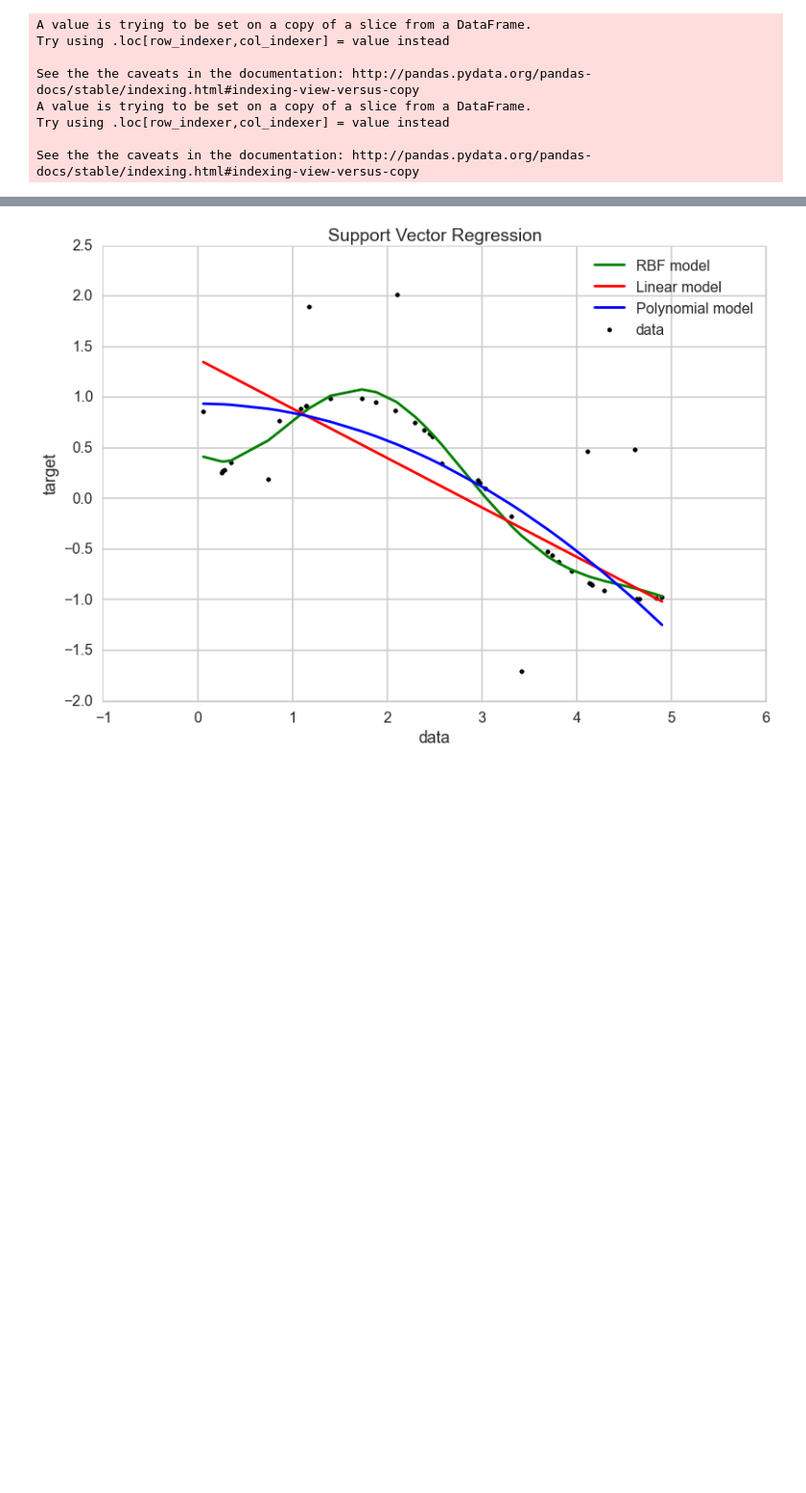
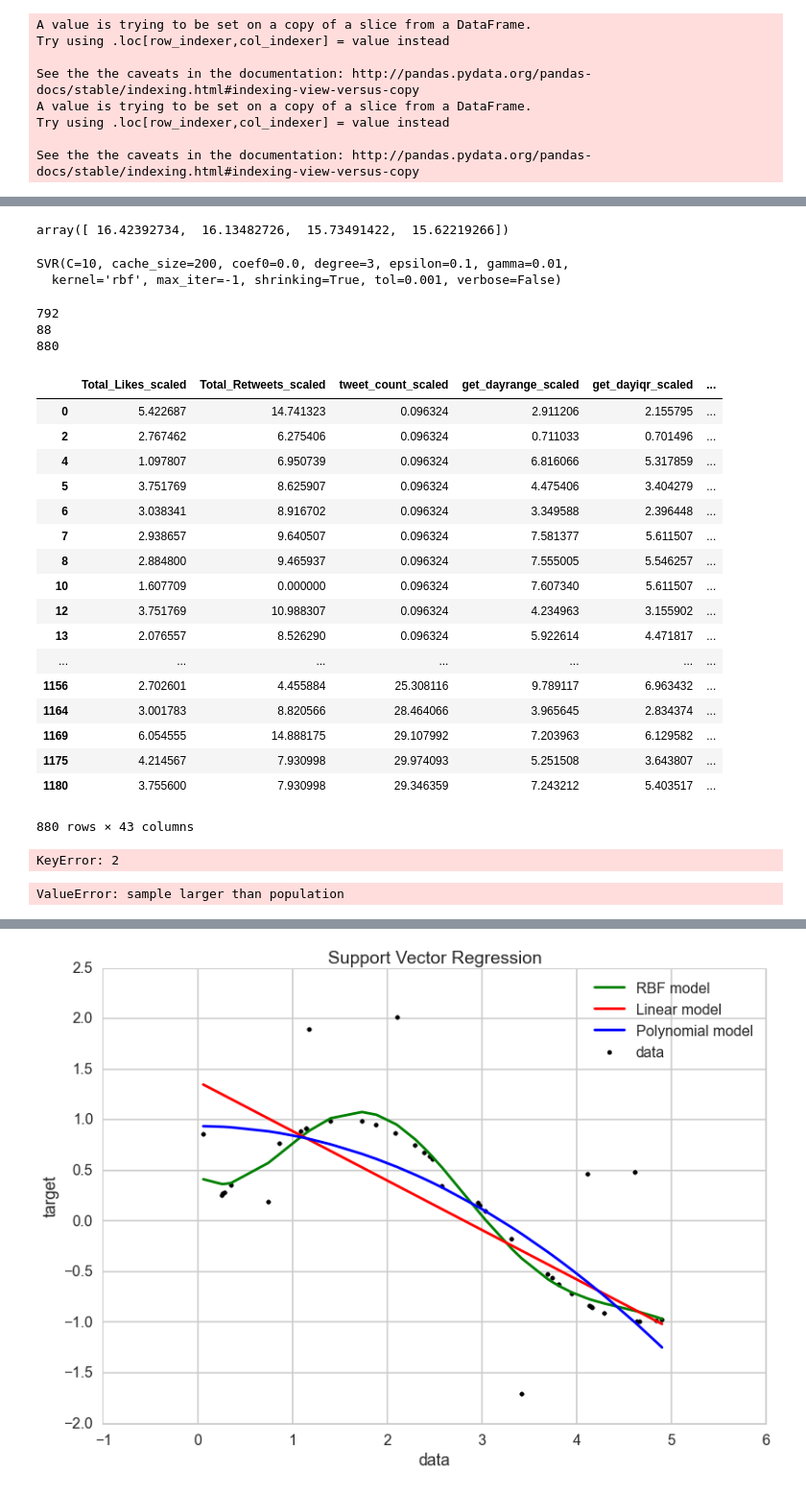
Before and after one commit to kyang01/startup-analysis, a Jupyter notebook: pca-and-svr.ipynb, the cells around one changed output, grey strips where cells are left out. Shown at 96% size. Drawn from its saved outputs; the diff is of its cells as text; code cells hidden in the pictures; blank space fills up the shorter version.

Commit message:
push pca-and-svr with identical predictions problem

```diff
--- a/pca-and-svr.ipynb
+++ b/pca-and-svr.ipynb
@@ -168,10 +172,6 @@ See the the caveats in the documentation: http://pandas.pydata.org/pandas-docs/s
 # %%
-svr_rbf = SVR(kernel='rbf')
-svr_lin = SVR(kernel='linear')
-svr_poly = SVR(kernel='poly')
-
-Cs = [0.001, 0.01, 0.1, 1, 10, 100, 1000]
-gammas = [0.001, 0.01, 0.1, 1, 10, 100, 1000]
+Cs = [0.01, 0.1, 1, 10, 100]
+gammas = [0.01, 0.1, 1, 10, 100]
 degrees = [1, 2, 3, 4]
 # %%
 X_train = df_train[NUMCOLS_SCALED_NOFUNDING]
@@ -196,0 +247,57 @@ gs.best_params_
+# %%
+gs_rbf.predict(X_train.iloc[0:4])
+# %% [output]
+array([ 16.42392734,  16.13482726,  15.73491422,  15.62219266])
+# %%
+svr_rbf_best = gs_rbf.best_estimator_
+svr_lin_best = gs_lin.best_estimator_
+svr_poly_best = gs_poly.best_estimator_
+# %%
+svr_rbf_best.fit(X_train, y_train)
+# %% [output]
+SVR(C=10, cache_size=200, coef0=0.0, degree=3, epsilon=0.1, gamma=0.01,
+  kernel='rbf', max_iter=-1, shrinking=True, tol=0.001, verbose=False)
+# %%
+print len(X_train)
+print len(X_test)
+print len(X_new)
+# %% [output]
+792
+88
+880
+# %%
+Frames=[X_train,X_test]
+X_new=pd.concat(Frames)
+X_new
+# %% [output]
+|  | Total_Likes_scaled | Total_Retweets_scaled | tweet_count_scaled | get_dayrange_scaled | get_dayiqr_scaled | ... |
+| 0 | 5.422687 | 14.741323 | 0.096324 | 2.911206 | 2.155795 | ... |
+| 2 | 2.767462 | 6.275406 | 0.096324 | 0.711033 | 0.701496 | ... |
+| 4 | 1.097807 | 6.950739 | 0.096324 | 6.816066 | 5.317859 | ... |
+| 5 | 3.751769 | 8.625907 | 0.096324 | 4.475406 | 3.404279 | ... |
+| 6 | 3.038341 | 8.916702 | 0.096324 | 3.349588 | 2.396448 | ... |
+| 7 | 2.938657 | 9.640507 | 0.096324 | 7.581377 | 5.611507 | ... |
+| 8 | 2.884800 | 9.465937 | 0.096324 | 7.555005 | 5.546257 | ... |
+| 10 | 1.607709 | 0.000000 | 0.096324 | 7.607340 | 5.611507 | ... |
+| 12 | 3.751769 | 10.988307 | 0.096324 | 4.234963 | 3.155902 | ... |
+| 13 | 2.076557 | 8.526290 | 0.096324 | 5.922614 | 4.471817 | ... |
+| ... | ... | ... | ... | ... | ... | ... |
+| 1156 | 2.702601 | 4.455884 | 25.308116 | 9.789117 | 6.963432 | ... |
+| 1164 | 3.001783 | 8.820566 | 28.464066 | 3.965645 | 2.834374 | ... |
+| 1169 | 6.054555 | 14.888175 | 29.107992 | 7.203963 | 6.129582 | ... |
+| 1175 | 4.214567 | 7.930998 | 29.974093 | 5.251508 | 3.643807 | ... |
+| 1180 | 3.755600 | 7.930998 | 29.346359 | 7.243212 | 5.403517 | ... |
+880 rows × 43 columns
+# %%
+import random
+from operator import add
+X_test2[2]
+# %% [output]
+KeyError: 2
+# %%
+import random
+X_test2=X_test.copy()
+for i in range(len(X_test2)):
+    X_test2[i]=map(add,X_test2.iloc[i],random.sample(range(0,20),len(X_test.T)))
+# %% [output]
+ValueError: sample larger than population
```
Also changed, not shown: parts of 10 cells of this notebook.
